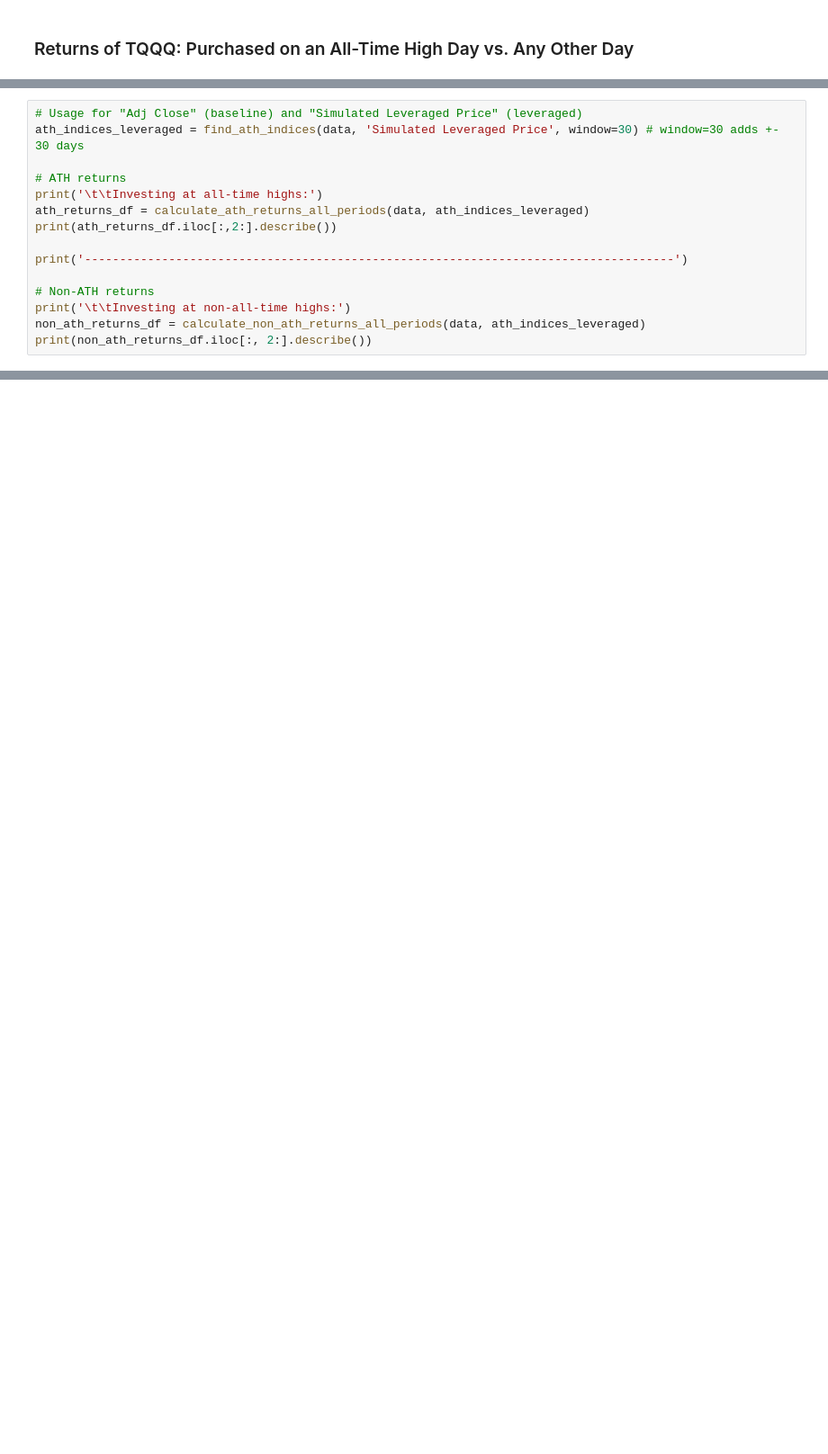
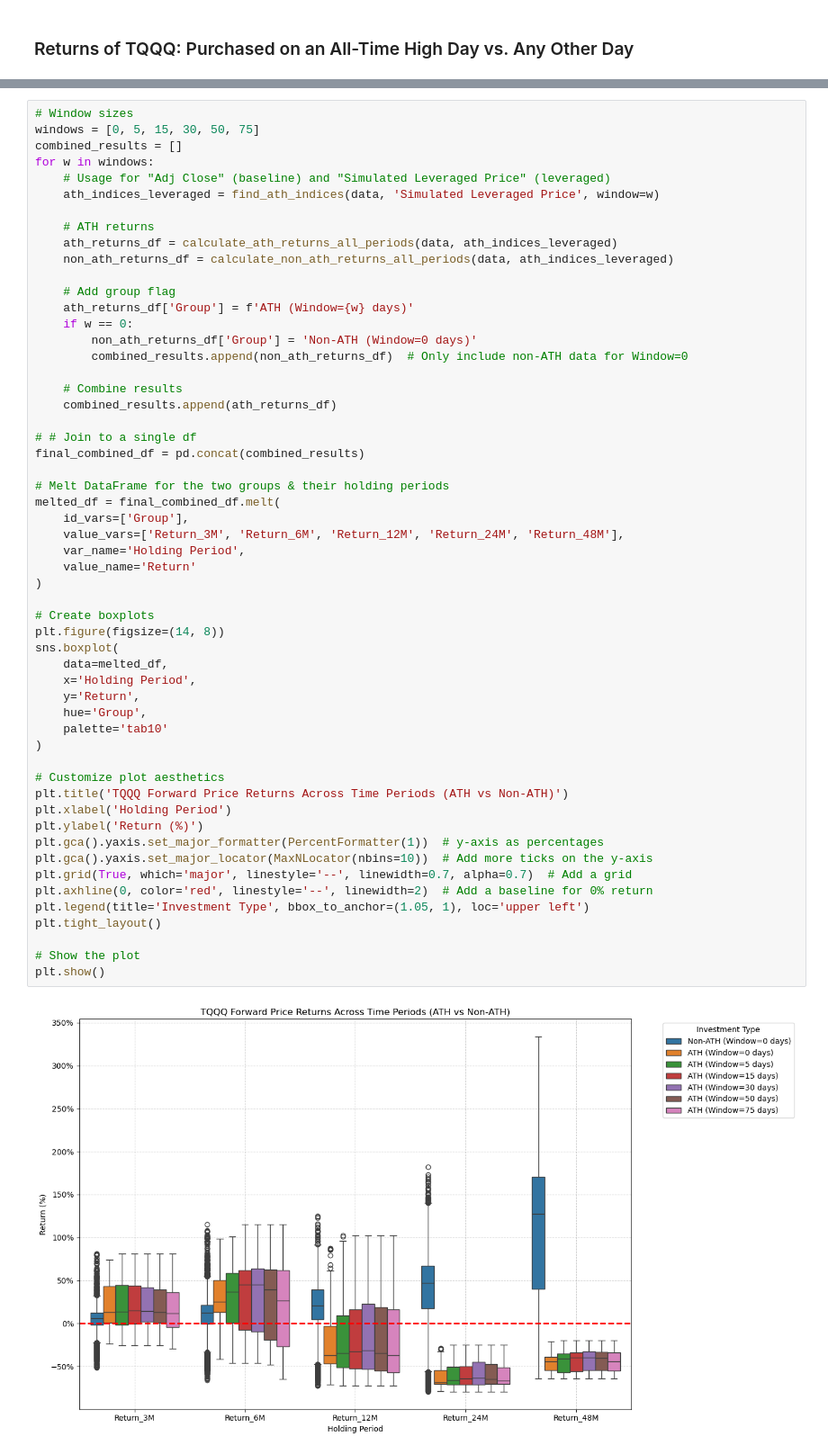
Before and after one commit to SterlingHayden/ATH-Investing-w-Leveraged-ETFs, a Jupyter notebook: Investigating-TQQQ.ipynb, the cells around one changed output, grey strips where cells are left out. Shown at 90% size. Drawn from its saved outputs; the diff is of its cells as text; blank space fills up the shorter version.

Commit message:
added plot to see returns across different time periods. Need to add some markdown

```diff
--- a/Investigating-TQQQ.ipynb
+++ b/Investigating-TQQQ.ipynb
@@ -207,15 +221,0 @@ plt.show()
-# %%
-# Usage for "Adj Close" (baseline) and "Simulated Leveraged Price" (leveraged)
-ath_indices_leveraged = find_ath_indices(data, 'Simulated Leveraged Price', window=30) # window=30 adds +- 30 days
-
-# ATH returns
-print('\t\tInvesting at all-time highs:')
-ath_returns_df = calculate_ath_returns_all_periods(data, ath_indices_leveraged)
-print(ath_returns_df.iloc[:,2:].describe())
-
-print('------------------------------------------------------------------------------------')
-
-# Non-ATH returns
-print('\t\tInvesting at non-all-time highs:')
-non_ath_returns_df = calculate_non_ath_returns_all_periods(data, ath_indices_leveraged)
-print(non_ath_returns_df.iloc[:, 2:].describe())
@@ -263,0 +259,57 @@ ValueError: Cannot describe a DataFrame without columns
+# %%
+# Window sizes
+windows = [0, 5, 15, 30, 50, 75]
+combined_results = []
+for w in windows:
+    # Usage for "Adj Close" (baseline) and "Simulated Leveraged Price" (leveraged)
+    ath_indices_leveraged = find_ath_indices(data, 'Simulated Leveraged Price', window=w)
+
+    # ATH returns
+    ath_returns_df = calculate_ath_returns_all_periods(data, ath_indices_leveraged)
+    non_ath_returns_df = calculate_non_ath_returns_all_periods(data, ath_indices_leveraged)
+
+    # Add group flag
+    ath_returns_df['Group'] = f'ATH (Window={w} days)'
+    if w == 0:
+        non_ath_returns_df['Group'] = 'Non-ATH (Window=0 days)'
+        combined_results.append(non_ath_returns_df)  # Only include non-ATH data for Window=0
+
+    # Combine results
+    combined_results.append(ath_returns_df)
+
+# # Join to a single df
+final_combined_df = pd.concat(combined_results)
+
+# Melt DataFrame for the two groups & their holding periods
+melted_df = final_combined_df.melt(
+    id_vars=['Group'],
+    value_vars=['Return_3M', 'Return_6M', 'Return_12M', 'Return_24M', 'Return_48M'],
+    var_name='Holding Period',
+    value_name='Return'
+)
+
+# Create boxplots
+plt.figure(figsize=(14, 8))
+sns.boxplot(
+    data=melted_df,
+    x='Holding Period',
+    y='Return',
+    hue='Group',
+    palette='tab10'
+)
+
+# Customize plot aesthetics
+plt.title('TQQQ Forward Price Returns Across Time Periods (ATH vs Non-ATH)')
+plt.xlabel('Holding Period')
+plt.ylabel('Return (%)')
+plt.gca().yaxis.set_major_formatter(PercentFormatter(1))  # y-axis as percentages
+plt.gca().yaxis.set_major_locator(MaxNLocator(nbins=10))  # Add more ticks on the y-axis
+plt.grid(True, which='major', linestyle='--', linewidth=0.7, alpha=0.7)  # Add a grid
+plt.axhline(0, color='red', linestyle='--', linewidth=2)  # Add a baseline for 0% return
+plt.legend(title='Investment Type', bbox_to_anchor=(1.05, 1), loc='upper left')
+plt.tight_layout()
+
+# Show the plot
+plt.show()
+# %% [output]
+[figure, added]
```
Also changed, not shown: parts of 7 cells of this notebook.
